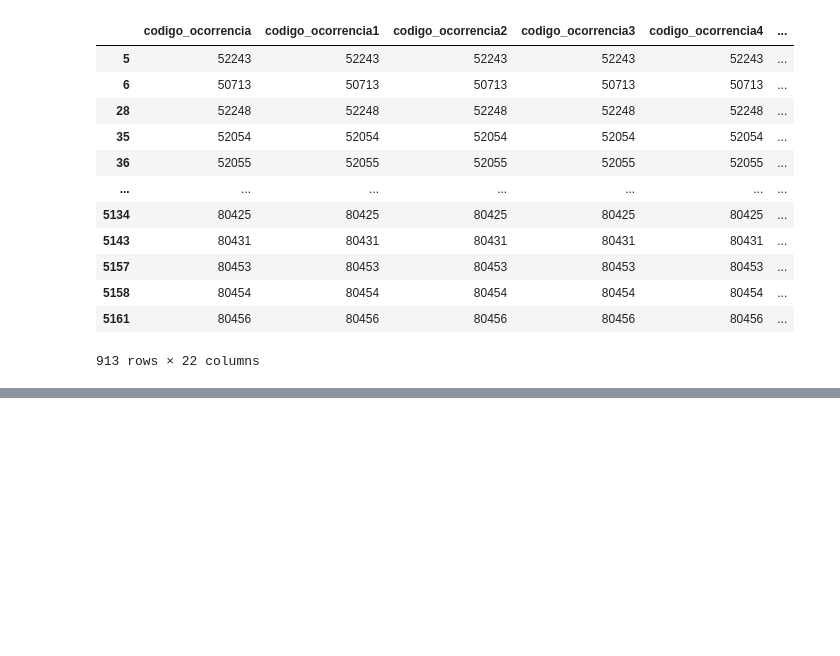
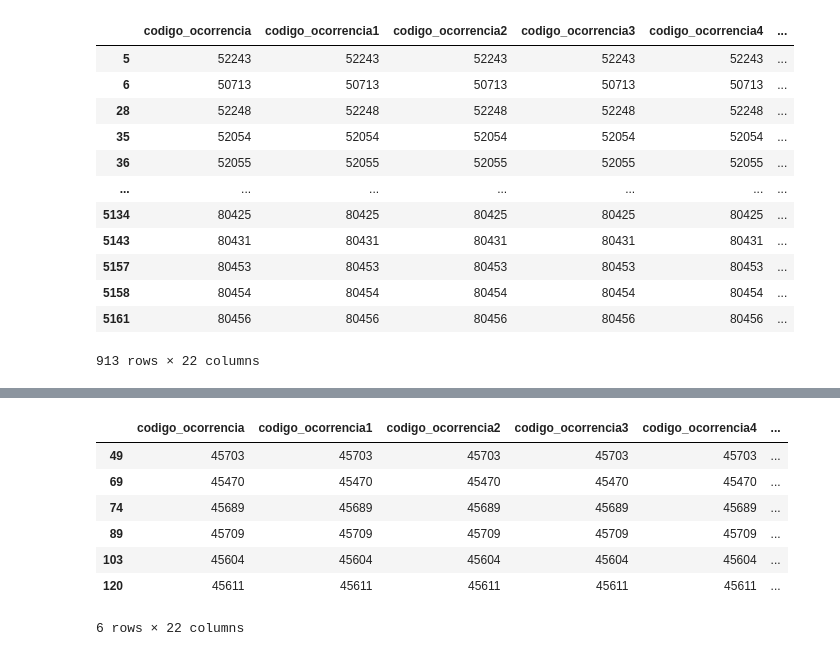
Before and after one commit to Hugox96/Estudos_Python, a Jupyter notebook: Panda_Curso/Pandas_Aula5.ipynb, the cells around one changed output, grey strips where cells are left out. Saved outputs shown, nothing was run; the diff lists cells and outputs as text; code cells hidden in the pictures; blank space fills up the shorter version.

```diff
--- a/Panda_Curso/Pandas_Aula5.ipynb
+++ b/Panda_Curso/Pandas_Aula5.ipynb
@@ -142,0 +162,12 @@ arquivo.loc[filtro_isin & filtro_cidade]
+# %%
+incidente = arquivo[(arquivo.ocorrencia_classificacao =='INCIDENTE') & (arquivo.ocorrencia_cidade=='RIO DE JANEIRO') & (arquivo.ocorrencia_dia <= "31-03-2012")]
+incidente
+# %% [output]
+|  | codigo_ocorrencia | codigo_ocorrencia1 | codigo_ocorrencia2 | codigo_ocorrencia3 | codigo_ocorrencia4 | ... |
+| 49 | 45703 | 45703 | 45703 | 45703 | 45703 | ... |
+| 69 | 45470 | 45470 | 45470 | 45470 | 45470 | ... |
+| 74 | 45689 | 45689 | 45689 | 45689 | 45689 | ... |
+| 89 | 45709 | 45709 | 45709 | 45709 | 45709 | ... |
+| 103 | 45604 | 45604 | 45604 | 45604 | 45604 | ... |
+| 120 | 45611 | 45611 | 45611 | 45611 | 45611 | ... |
+6 rows × 22 columns
```
Also changed, not shown: parts of 1 cell of this notebook.
